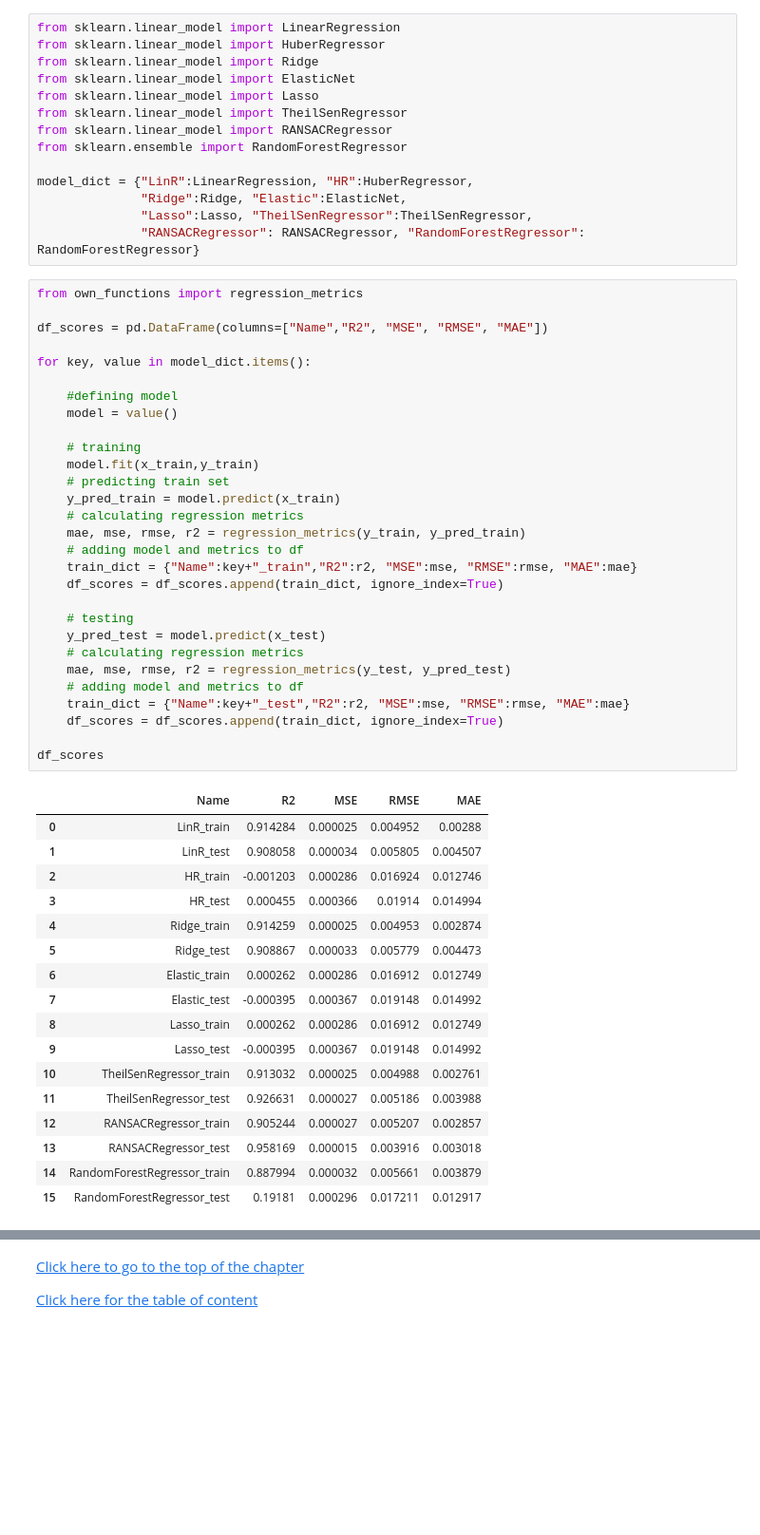
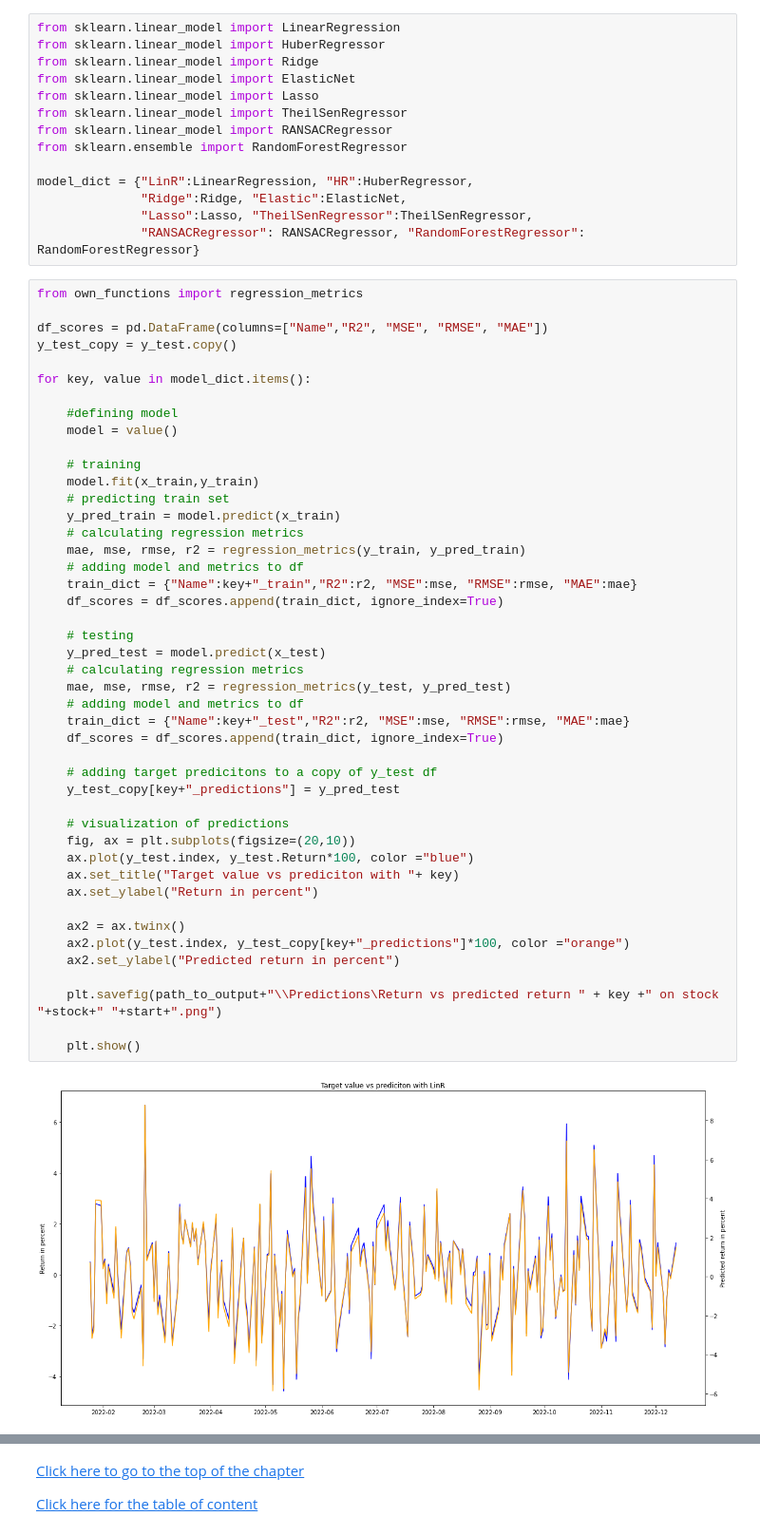
Before and after one commit to nils12344/CPSC481_AI_Project, a Jupyter notebook: CPSC481_AI_Project.ipynb, the cells around one changed output, grey strips where cells are left out. Shown at 95% size. Cells and saved outputs as stored; diff of their text form; blank space fills up the shorter version.

```diff
--- a/CPSC481_AI_Project.ipynb
+++ b/CPSC481_AI_Project.ipynb
@@ -281,47 +332,47 @@ model_dict = {"LinR":LinearRegression, "HR":HuberRegressor,
 # %%
 from own_functions import regression_metrics
 
 df_scores = pd.DataFrame(columns=["Name","R2", "MSE", "RMSE", "MAE"])
+y_test_copy = y_test.copy()
 
 for key, value in model_dict.items():
 
     #defining model
     model = value()
 
     # training
     model.fit(x_train,y_train)
     # predicting train set
     y_pred_train = model.predict(x_train)
     # calculating regression metrics
     mae, mse, rmse, r2 = regression_metrics(y_train, y_pred_train)
     # adding model and metrics to df
     train_dict = {"Name":key+"_train","R2":r2, "MSE":mse, "RMSE":rmse, "MAE":mae}
     df_scores = df_scores.append(train_dict, ignore_index=True)
 
     # testing
     y_pred_test = model.predict(x_test)
     # calculating regression metrics
     mae, mse, rmse, r2 = regression_metrics(y_test, y_pred_test)
     # adding model and metrics to df
     train_dict = {"Name":key+"_test","R2":r2, "MSE":mse, "RMSE":rmse, "MAE":mae}
     df_scores = df_scores.append(train_dict, ignore_index=True)
 
-df_scores
+    # adding target predicitons to a copy of y_test df
+    y_test_copy[key+"_predictions"] = y_pred_test
+
+    # visualization of predictions
+    fig, ax = plt.subplots(figsize=(20,10))
+    ax.plot(y_test.index, y_test.Return*100, color ="blue")
+    ax.set_title("Target value vs prediciton with "+ key)
+    ax.set_ylabel("Return in percent")
+
+    ax2 = ax.twinx()
+    ax2.plot(y_test.index, y_test_copy[key+"_predictions"]*100, color ="orange")
+    ax2.set_ylabel("Predicted return in percent")
+
+    plt.savefig(path_to_output+"\\Predictions\Return vs predicted return " + key +" on stock "+stock+" "+start+".png")
+
+    plt.show()
 # %% [output]
-|  | Name | R2 | MSE | RMSE | MAE |
-| 0 | LinR_train | 0.914284 | 0.000025 | 0.004952 | 0.00288 |
-| 1 | LinR_test | 0.908058 | 0.000034 | 0.005805 | 0.004507 |
-| 2 | HR_train | -0.001203 | 0.000286 | 0.016924 | 0.012746 |
-| 3 | HR_test | 0.000455 | 0.000366 | 0.01914 | 0.014994 |
-| 4 | Ridge_train | 0.914259 | 0.000025 | 0.004953 | 0.002874 |
-| 5 | Ridge_test | 0.908867 | 0.000033 | 0.005779 | 0.004473 |
-| 6 | Elastic_train | 0.000262 | 0.000286 | 0.016912 | 0.012749 |
-| 7 | Elastic_test | -0.000395 | 0.000367 | 0.019148 | 0.014992 |
-| 8 | Lasso_train | 0.000262 | 0.000286 | 0.016912 | 0.012749 |
-| 9 | Lasso_test | -0.000395 | 0.000367 | 0.019148 | 0.014992 |
-| 10 | TheilSenRegressor_train | 0.913032 | 0.000025 | 0.004988 | 0.002761 |
-| 11 | TheilSenRegressor_test | 0.926631 | 0.000027 | 0.005186 | 0.003988 |
-| 12 | RANSACRegressor_train | 0.905244 | 0.000027 | 0.005207 | 0.002857 |
-| 13 | RANSACRegressor_test | 0.958169 | 0.000015 | 0.003916 | 0.003018 |
-| 14 | RandomForestRegressor_train | 0.887994 | 0.000032 | 0.005661 | 0.003879 |
-| 15 | RandomForestRegressor_test | 0.19181 | 0.000296 | 0.017211 | 0.012917 |
+[figure, added]
```
Also changed, not shown: parts of 23 cells of this notebook, 13 other files.
